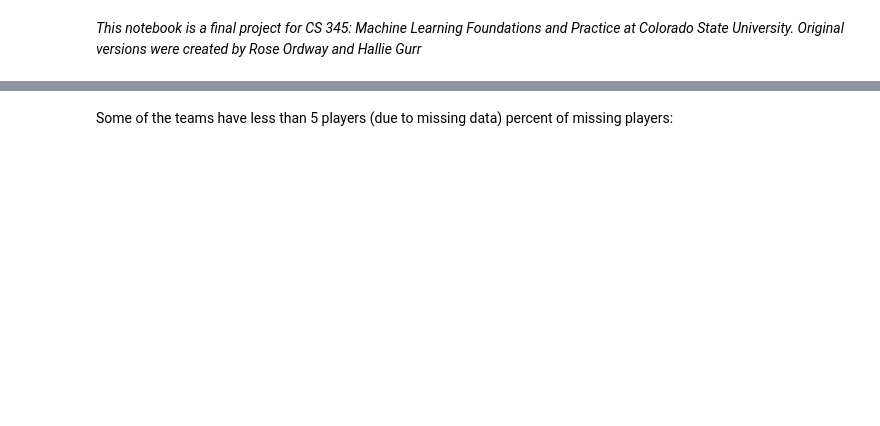
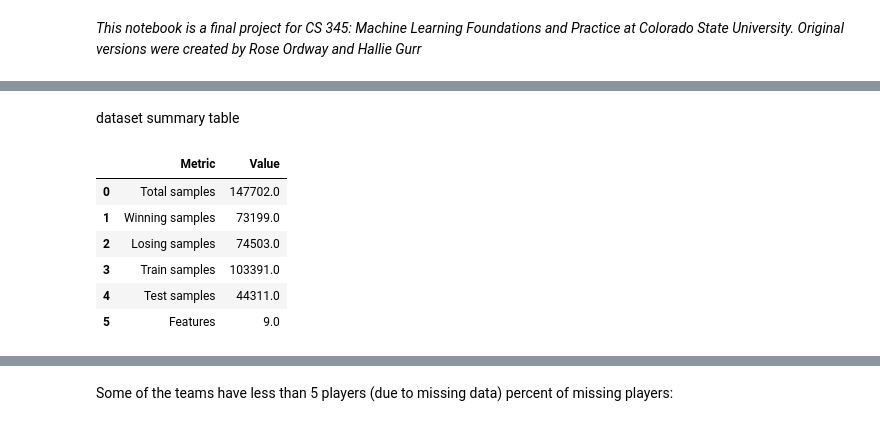
Before and after one commit to RosyTCosy/CS345-Final-Project, a Jupyter notebook: final_project.ipynb, the cells around one changed output, grey strips where cells are left out. Cells and saved outputs as stored; diff of their text form; code cells hidden in the pictures; blank space fills up the shorter version.

```diff
--- a/final_project.ipynb
+++ b/final_project.ipynb
@@ -197,0 +493,31 @@ display(df.head(10))
+# %% [markdown]
+dataset summary table
+# %%
+dataset_summary = pd.DataFrame({
+    "Metric": [
+        "Total samples",
+        "Winning samples",
+        "Losing samples",
+        "Train samples",
+        "Test samples",
+        "Features"
+    ],
+    "Value": [
+        len(df),
+        df["TeamWin"].sum(),
+        len(df) - df["TeamWin"].sum(),
+        len(X_train_scaled),
+        len(X_test_scaled),
+        X_train_scaled.shape[1]
+    ]
+})
+
+display(dataset_summary)
+# %% [output]
+|  | Metric | Value |
+| 0 | Total samples | 147702.0 |
+| 1 | Winning samples | 73199.0 |
+| 2 | Losing samples | 74503.0 |
+| 3 | Train samples | 103391.0 |
+| 4 | Test samples | 44311.0 |
+| 5 | Features | 9.0 |
```
Also changed, not shown: parts of 94 cells of this notebook.
